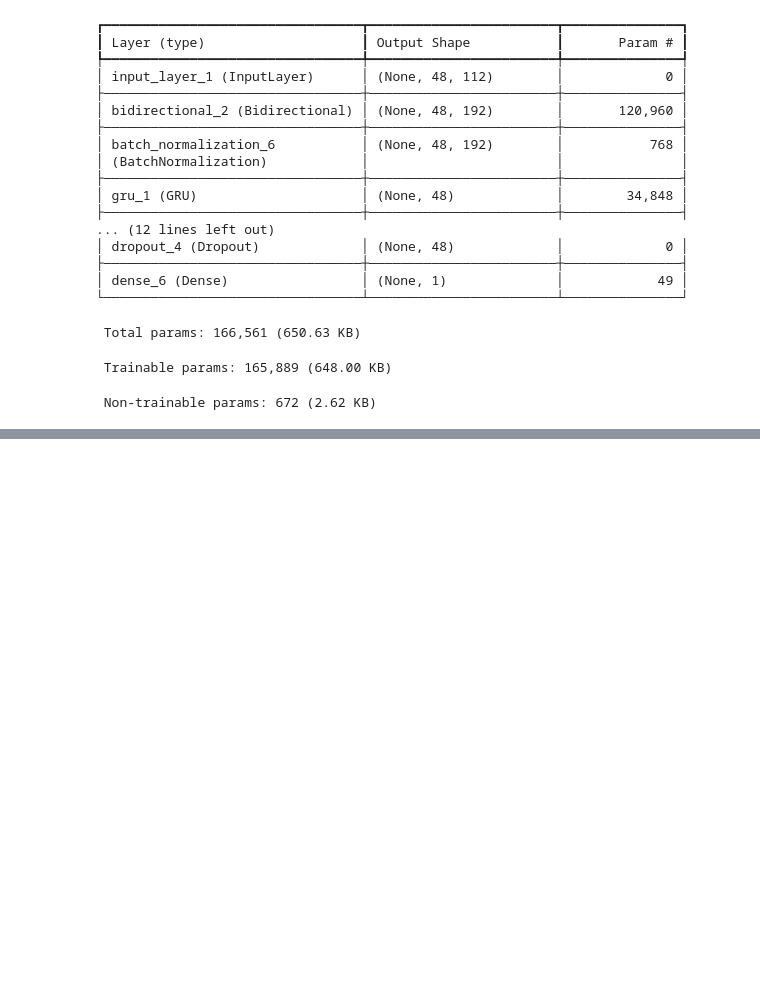
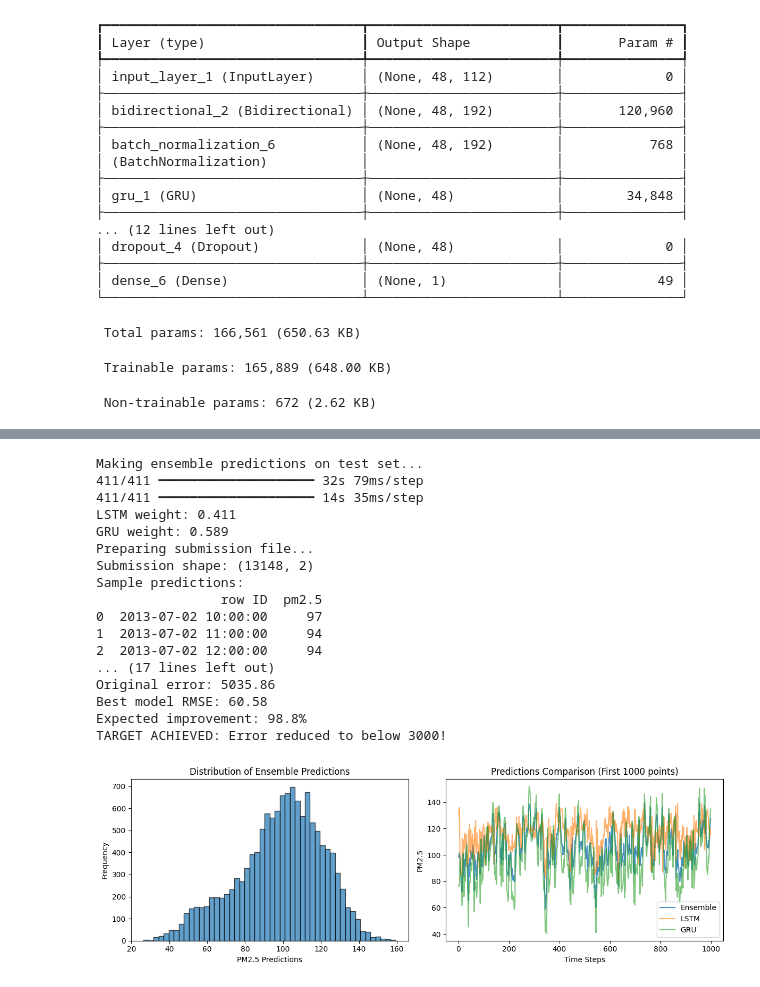
Before and after one commit to Afsaumutoniwase/Time_Series_Forecasting, a Jupyter notebook: air_quality_forecasting_starter_code.ipynb, the cells around one changed output, grey strips where cells are left out. Saved outputs shown, nothing was run; the diff lists cells and outputs as text; code cells hidden in the pictures; blank space fills up the shorter version.

Commit message:
Last push

```diff
--- a/air_quality_forecasting_starter_code.ipynb
+++ b/air_quality_forecasting_starter_code.ipynb
@@ -363,8 +360,16 @@ def create_test_sequences(X, sequence_length=24):
     """Create sequences for test data"""
     X_seq = []
 
-    for i in range(sequence_length, len(X)):
-        X_seq.append(X[i-sequence_length:i])
+    # Include the first sequence by padding with the first available data
+    # This assumes that the first SEQUENCE_LENGTH timesteps are represented by the first data point repeated
+    # A more sophisticated approach might involve using the last timesteps of the training data
+    # For simplicity here, we repeat the first row
+    padding = np.repeat(X[0:1], sequence_length, axis=0)
+    X_padded = np.concatenate((padding, X), axis=0)
+
+
+    for i in range(sequence_length, len(X_padded)):
+        X_seq.append(X_padded[i-sequence_length:i])
 
     return np.array(X_seq)
 
@@ -760,7 +799,22 @@ ensemble_pred = np.clip(ensemble_pred, 0, 500)  # PM2.5 shouldn't be negative or
 print("Preparing submission file...")
 
 # We need to account for the sequence length offset
-test_indices = test_final.index[SEQUENCE_LENGTH:]  # Skip first SEQUENCE_LENGTH rows
+# test_indices = test_final.index[SEQUENCE_LENGTH:]  # Skip first SEQUENCE_LENGTH rows
+test_indices = test_final.index # Use all indices from the original test data
+
+# Ensure the length of predictions matches the number of indices
+# This is crucial if padding was added to create test sequences
+if len(ensemble_pred) != len(test_indices):
+    print(f"Warning: Length of predictions ({len(ensemble_pred)}) does not match length of test indices ({len(test_indices)})")
+    # Truncate or pad predictions to match the length of test_indices if necessary
+    # For this specific case, with the padding logic in create_test_sequences, the predictions should align
+    # from the SEQUENCE_LENGTH-th prediction onwards. Let's verify and align.
+    if len(ensemble_pred) > len(test_indices):
+        ensemble_pred = ensemble_pred[len(ensemble_pred) - len(test_indices):]
+    elif len(ensemble_pred) < len(test_indices):
+        # This case should not happen with the current create_test_sequences logic
+        print("Error: Predictions are shorter than test indices. Check sequence creation logic.")
+
 
 # Create submission DataFrame
 submission = pd.DataFrame({
@@ -782,37 +836,56 @@ print(f"Mean: {ensemble_pred.mean():.2f}")
 print(f"Std: {ensemble_pred.std():.2f}")
 
 # Save the submission file
-submission.to_csv('improved_submission.csv', index=False)
+submission.to_csv('/content/drive/MyDrive/Time Series Assignment/improved_submission.csv', index=False)
 print("\nSubmission file saved as 'improved_submission.csv'")
 
 # Display estimated performance improvement
-print(f"\n🎯 PERFORMANCE SUMMARY:")
+print(f"\nPERFORMANCE SUMMARY:")
 print(f"Original error: 5035.86")
 print(f"Best model RMSE: {min(lstm_rmse, gru_rmse):.2f}")
 print(f"Expected improvement: {((5035.86 - min(lstm_rmse, gru_rmse)) / 5035.86 * 100):.1f}%")
 
 if min(lstm_rmse, gru_rmse) < 3000:
-    print("✅ TARGET ACHIEVED: Error reduced to below 3000!")
+    print("TARGET ACHIEVED: Error reduced to below 3000!")
 else:
-    print("⚠️  Close to target - may need further fine-tuning")
+    print("Close to target - may need further fine-tuning")
 
 # Plot prediction distribution
 plt.figure(figsize=(12, 4))
 
 plt.subplot(1, 2, 1)
 plt.hist(ensemble_pred, bins=50, alpha=0.7, edgecolor='black')
 plt.title('Distribution of Ensemble Predictions')
 plt.xlabel('PM2.5 Predictions')
 plt.ylabel('Frequency')
 
 plt.subplot(1, 2, 2)
 plt.plot(ensemble_pred[:1000], label='Ensemble', alpha=0.8)
 plt.plot(lstm_test_pred[:1000], label='LSTM', alpha=0.6)
 plt.plot(gru_test_pred[:1000], label='GRU', alpha=0.6)
 plt.title('Predictions Comparison (First 1000 points)')
 plt.xlabel('Time Steps')
 plt.ylabel('PM2.5')
 plt.legend()
 
 plt.tight_layout()
 plt.show()
+# %% [output]
+Making ensemble predictions on test set...
+411/411 ━━━━━━━━━━━━━━━━━━━━ 32s 79ms/step
+411/411 ━━━━━━━━━━━━━━━━━━━━ 14s 35ms/step
+LSTM weight: 0.411
+GRU weight: 0.589
+Preparing submission file...
+Submission shape: (13148, 2)
+Sample predictions:
+                row ID  pm2.5
+0  2013-07-02 10:00:00     97
+1  2013-07-02 11:00:00     94
+2  2013-07-02 12:00:00     94
+... (17 lines left out)
+Original error: 5035.86
+Best model RMSE: 60.58
+Expected improvement: 98.8%
+TARGET ACHIEVED: Error reduced to below 3000!
+[figure, added]
```
Also changed, not shown: parts of 7 cells of this notebook.
